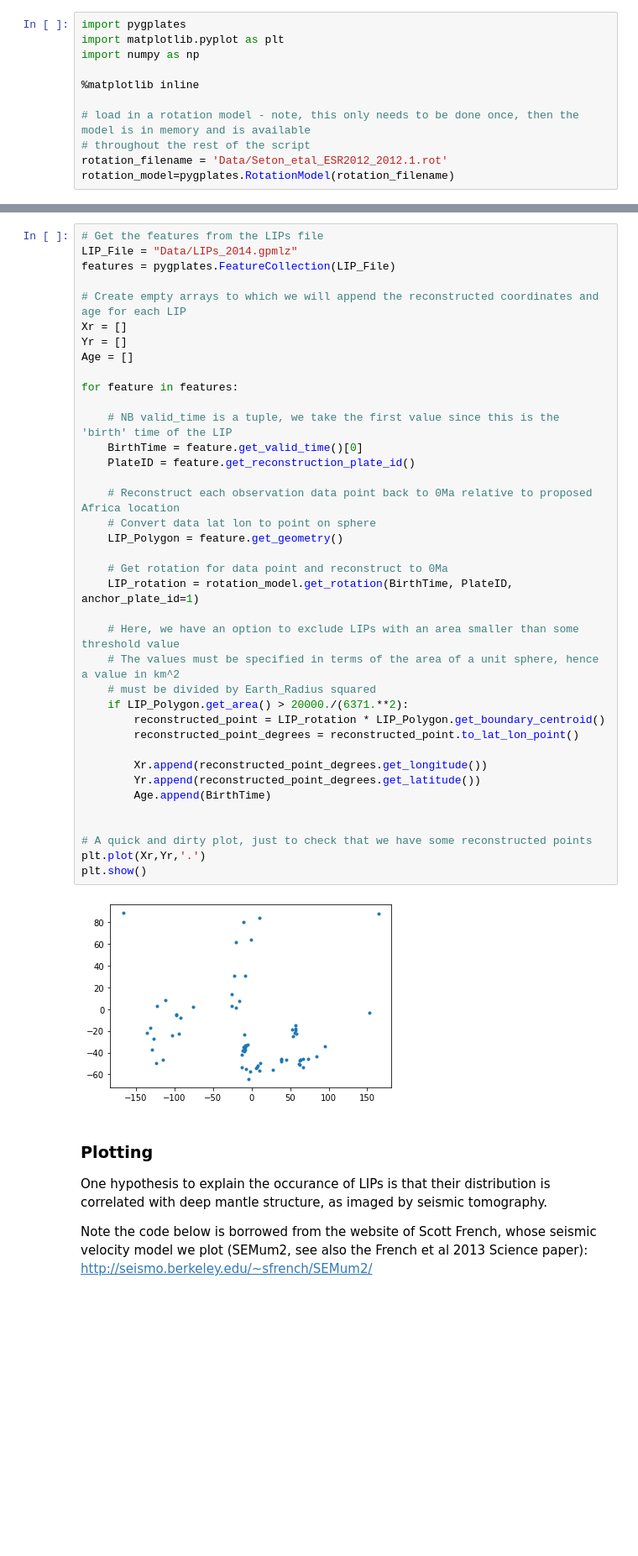
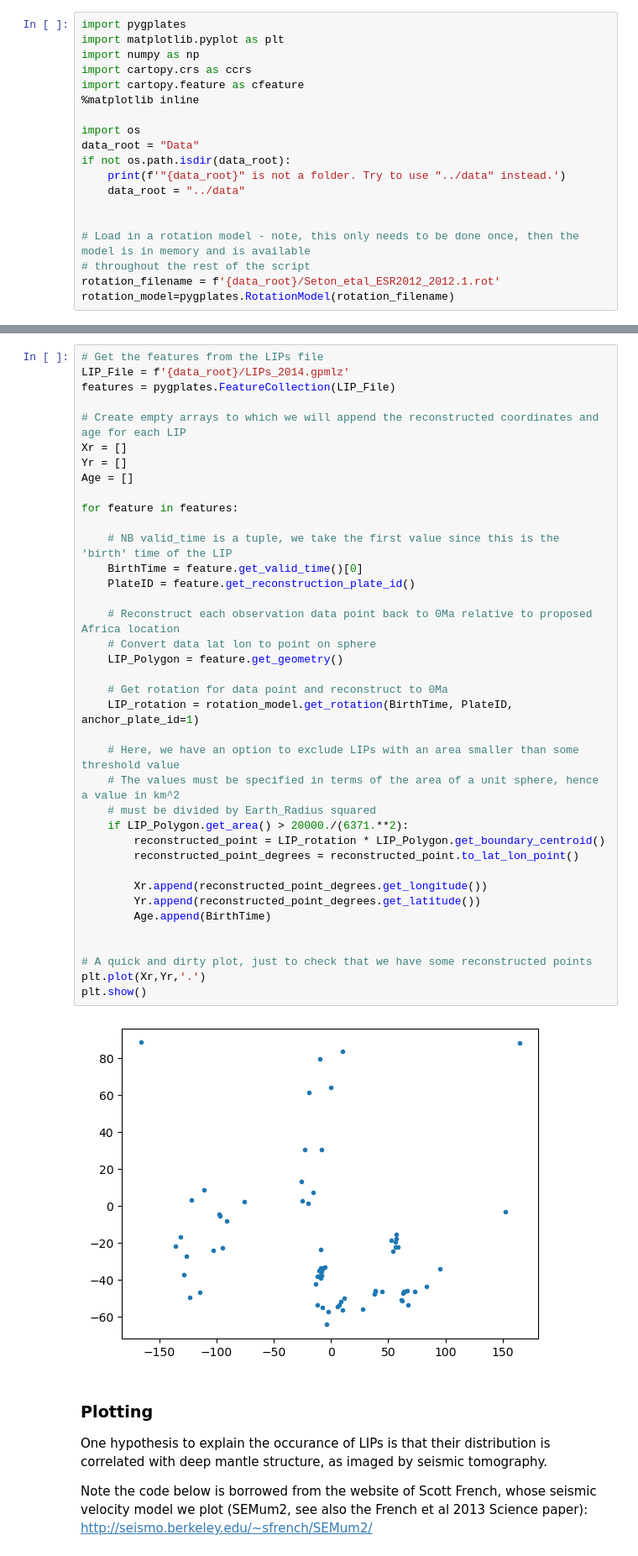
Before and after one commit to GPlates/pygplates-tutorials, a Jupyter notebook: notebooks/pygplates-reconstruct-to-birth-time.ipynb, the cells around one changed output, grey strips where cells are left out. Shown at 84% size. Saved outputs shown, nothing was run; the diff lists cells and outputs as text; blank space fills up the shorter version.

Commit message:
Added data root path code to birth time reconstruct notebook

```diff
--- a/notebooks/pygplates-reconstruct-to-birth-time.ipynb
+++ b/notebooks/pygplates-reconstruct-to-birth-time.ipynb
@@ -12,12 +12,20 @@ First, we load in the necessary python modules, and load in the default GPlates
 import pygplates
 import matplotlib.pyplot as plt
 import numpy as np
-
+import cartopy.crs as ccrs
+import cartopy.feature as cfeature
 %matplotlib inline
 
-# load in a rotation model - note, this only needs to be done once, then the model is in memory and is available
+import os
+data_root = "Data"
+if not os.path.isdir(data_root):
+    print(f'"{data_root}" is not a folder. Try to use "../data" instead.')
+    data_root = "../data"
+
+
+# Load in a rotation model - note, this only needs to be done once, then the model is in memory and is available
 # throughout the rest of the script
-rotation_filename = 'Data/Seton_etal_ESR2012_2012.1.rot'
+rotation_filename = f'{data_root}/Seton_etal_ESR2012_2012.1.rot'
 rotation_model=pygplates.RotationModel(rotation_filename)
 # %% [markdown]
 [NB The pygplates-code-snippets tutorial contains some simpler examples that relate to individual elements of the next cell]
@@ -31,7 +39,7 @@ Before actually executing the next cell, you may find it usefule to load the dat
 The LIP file contains a collection of polygons distributed across the Earth. Each polygon has an 'appearance' time that corresponds to the time that LIP formed, and a plateid that allows us to reconstruct each LIP.
 # %%
 # Get the features from the LIPs file
-LIP_File = "Data/LIPs_2014.gpmlz"
+LIP_File = f'{data_root}/LIPs_2014.gpmlz'
 features = pygplates.FeatureCollection(LIP_File)
 
 # Create empty arrays to which we will append the reconstructed coordinates and age for each LIP
@@ -41,34 +49,34 @@ Age = []
 
 for feature in features:
 
     # NB valid_time is a tuple, we take the first value since this is the 'birth' time of the LIP
     BirthTime = feature.get_valid_time()[0]
     PlateID = feature.get_reconstruction_plate_id()
 
     # Reconstruct each observation data point back to 0Ma relative to proposed Africa location
     # Convert data lat lon to point on sphere
     LIP_Polygon = feature.get_geometry()
 
     # Get rotation for data point and reconstruct to 0Ma
     LIP_rotation = rotation_model.get_rotation(BirthTime, PlateID, anchor_plate_id=1)
 
     # Here, we have an option to exclude LIPs with an area smaller than some threshold value
     # The values must be specified in terms of the area of a unit sphere, hence a value in km^2
     # must be divided by Earth_Radius squared
     if LIP_Polygon.get_area() > 20000./(6371.**2):
         reconstructed_point = LIP_rotation * LIP_Polygon.get_boundary_centroid()
         reconstructed_point_degrees = reconstructed_point.to_lat_lon_point()
 
         Xr.append(reconstructed_point_degrees.get_longitude())
         Yr.append(reconstructed_point_degrees.get_latitude())
         Age.append(BirthTime)
 
 
 # A quick and dirty plot, just to check that we have some reconstructed points
 plt.plot(Xr,Yr,'.')
 plt.show()
 # %% [output]
-[figure, old version]
+[figure, new version]
 # %% [markdown]
 ### Plotting
 
```
Also changed, not shown: parts of 8 cells of this notebook.
